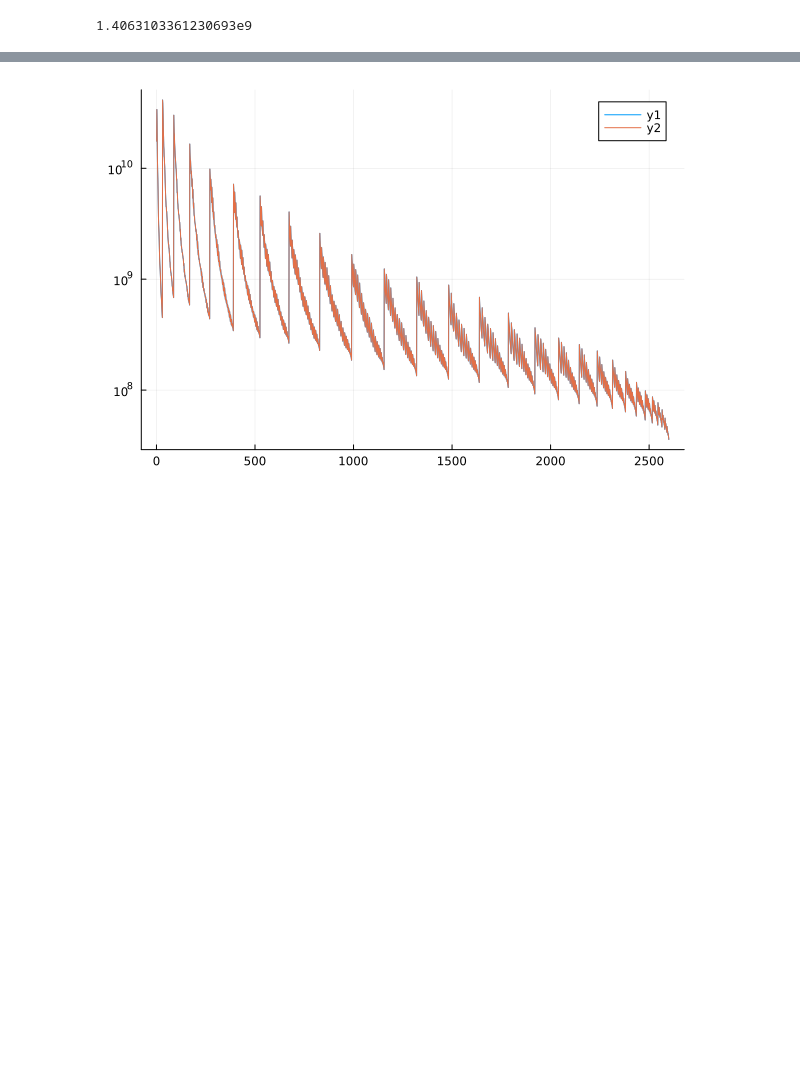
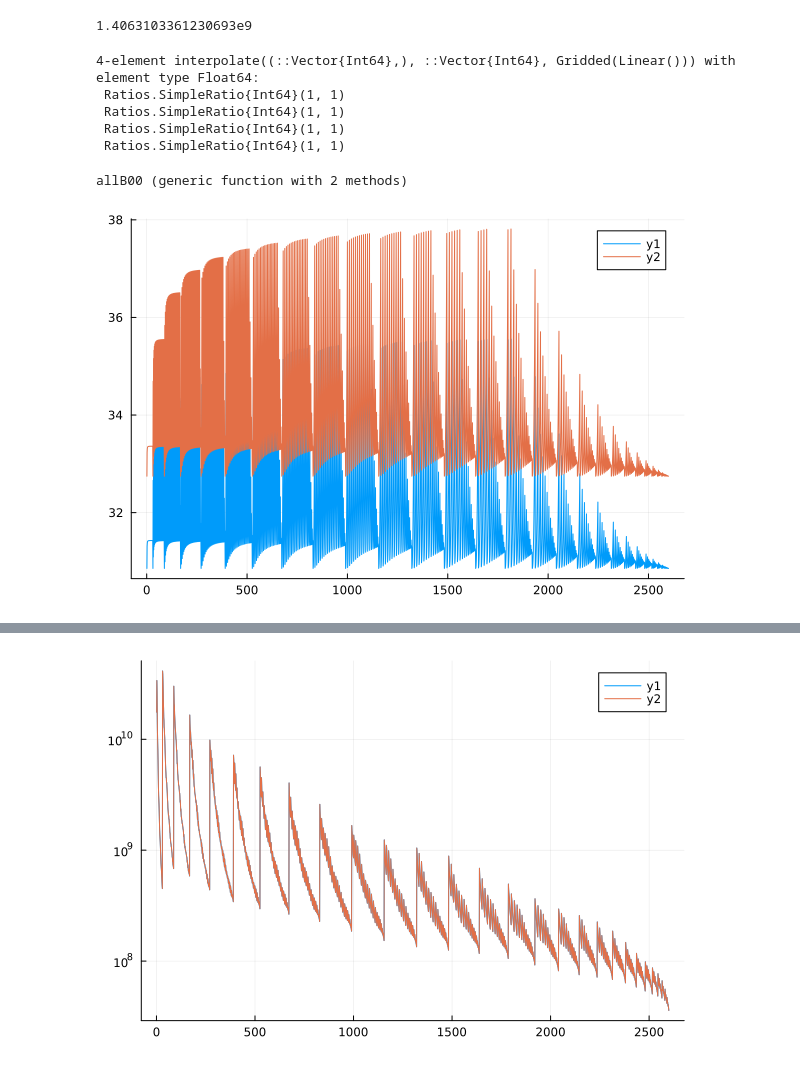
Before and after one commit to ladosamushia/BispectrumTheory, a Jupyter notebook: notebooks/Bispectrum_monopole.ipynb, the cells around one changed output, grey strips where cells are left out. Saved outputs shown, nothing was run; the diff lists cells and outputs as text; code cells hidden in the pictures; blank space fills up the shorter version.

```diff
--- a/notebooks/Bispectrum_monopole.ipynb
+++ b/notebooks/Bispectrum_monopole.ipynb
@@ -19,7 +19,33 @@ kkk = kkk_grid(0.005, 0.01, 30);
 b00 = zeros(2600)
 b00integrated = zeros(2600)
 for i in 1:2600
-    k1, k2, k3 = kkk[:,i]
+    k3, k2, k1 = kkk[i,:]
+    #println(k1, " ", k2, " ", k3, " ", i)
     b00[i] = tree_level_b00(k1, k2, k3, 2, 1, 0.5, pkfunc)
     b00integrated[i] = B00(k1, k2, k3, 2, 1, 0.5, pkfunc, tree_level_bk)
 end
+# %%
+pkconst = interpolate(([0, 1, 2, 3],), [1, 1, 1, 1], Gridded(Linear()))
+# %% [output]
+4-element interpolate((::Vector{Int64},), ::Vector{Int64}, Gridded(Linear())) with element type Float64:
+ Ratios.SimpleRatio{Int64}(1, 1)
+ Ratios.SimpleRatio{Int64}(1, 1)
+ Ratios.SimpleRatio{Int64}(1, 1)
+ Ratios.SimpleRatio{Int64}(1, 1)
+# %%
+function allB00(b1, b2, f, pk)
+    b00 = zeros(2600)
+    for i in 1:2600
+        k3, k2, k1 = kkk[i,:]
+        b00[i] = tree_level_b00(k1, k2, k3, b1, b2, f, pk)
+    end
+    return b00
+end
+# %% [output]
+allB00 (generic function with 2 methods)
+# %%
+
+plot(allB00(2, 0, 0, pkconst))
+plot!(allB00(2, 0, 0.1, pkconst))
+# %% [output]
+[figure, added]
```
Also changed, not shown: parts of 17 cells of this notebook, 1 other file.
